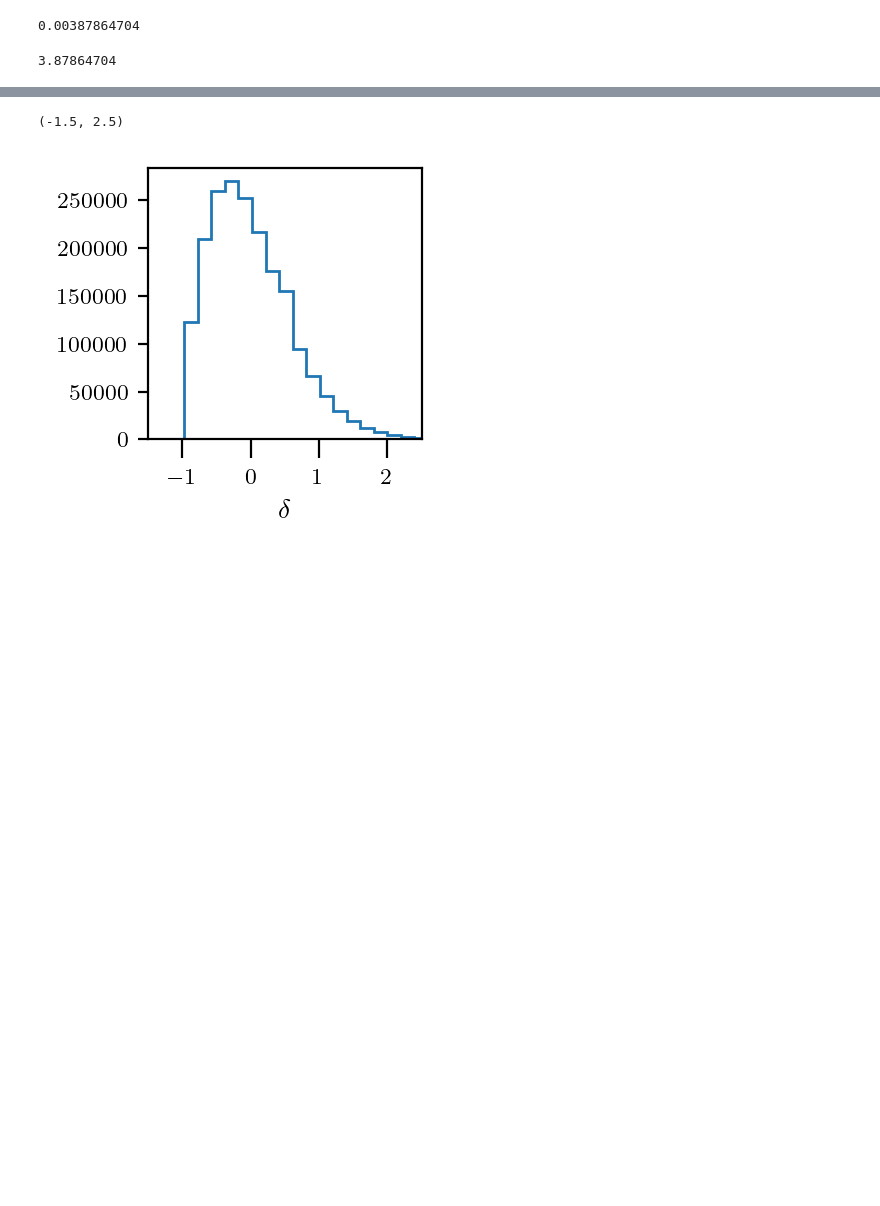
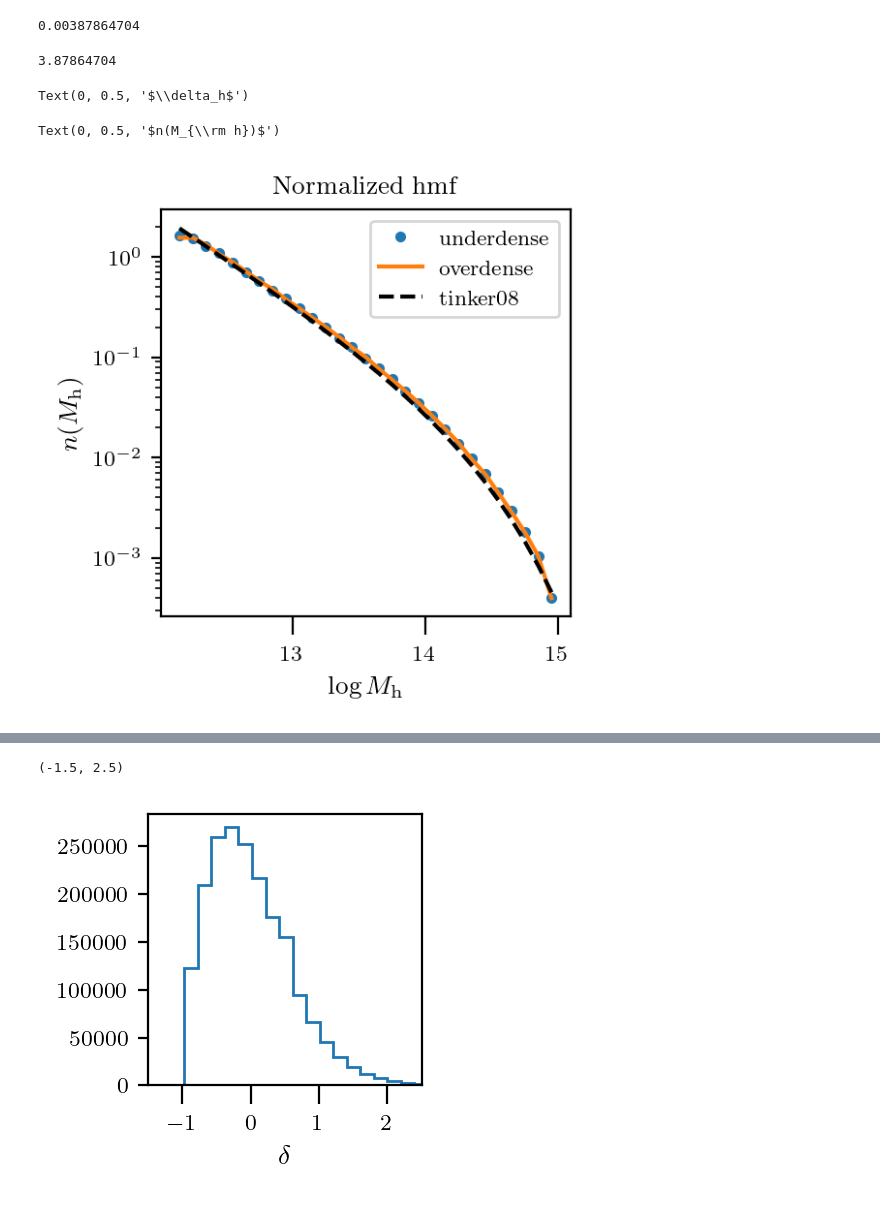
Before and after one commit to divyarana-cosmo/halo_bias, a Jupyter notebook: hmf_environment_dep.ipynb, the cells around one changed output, grey strips where cells are left out. Saved outputs shown, nothing was run; the diff lists cells and outputs as text; code cells hidden in the pictures; blank space fills up the shorter version.

```diff
--- a/hmf_environment_dep.ipynb
+++ b/hmf_environment_dep.ipynb
@@ -50,3 +67,50 @@ def get_hmf(mharr, lbox):
+# %%
+from scipy import stats
+bins = np.linspace(12,15,40)
+plt.subplot(3,3,1)
+plt.scatter(np.log10(dat['mvir']), deltaarr,s=0.1)
+bin_medians, bin_edges, binnumber = stats.binned_statistic(np.log10(dat['mvir']), deltaarr,statistic='median', bins=bins)
+bin_width = (bin_edges[1] - bin_edges[0])
+bin_centers = bin_edges[1:] - bin_width/2
+plt.plot(bin_centers, bin_medians,'k-', label='median')
+plt.legend()
+plt.xlabel(r'$\log M_{\rm h}$')
+plt.ylabel(r'$\delta_h$')
+# %% [output]
+Text(0, 0.5, '$\\delta_h$')
+# %%
+from scipy.interpolate import interp1d
+#print(bin_centers)
+mh2delta_thres = interp1d(bin_centers, bin_medians, kind='cubic')
+mcut  = (np.log10(dat['mvir'])>bin_centers[1]) & (np.log10(dat['mvir'])<bin_centers[-1])
+mharr = dat['mvir'][mcut]
+idx   = 0*mharr
+idx = (deltaarr[mcut]>mh2delta_thres(np.log10(mharr)))
+
+plt.subplot(2,2,1)
+
+xx, hmf = get_hmf(mharr[idx],lbox=2500)
+hmf=hmf/(sum(hmf)*(xx[1]-xx[0]))
+plt.plot(xx, hmf, '.',label='underdense')
+
+xx, hmf = get_hmf(mharr[~idx],lbox=2500)
+hmf=hmf/(sum(hmf)*(xx[1]-xx[0]))
+plt.plot(xx, hmf, '-', label='overdense')
+
+mfunc = mass_function.massFunction(10**xx, 0.0, mdef = 'vir', model = 'tinker08', q_out = 'dndlnM')
+hmf = mfunc/np.log10(np.e)
+hmf=hmf/(sum(hmf)*(xx[1]-xx[0]))
+
+plt.plot(xx, hmf, 'k--', label='tinker08')
+
+plt.legend()
+plt.yscale('log')
+plt.title('Normalized hmf')
+plt.xlabel(r'$\log M_{\rm h}$')
+plt.ylabel(r'$n(M_{\rm h})$')
+# %% [output]
+Text(0, 0.5, '$n(M_{\\rm h})$')
+[figure, added]
 # %%
 xx, hmf = get_hmf(dat['mvir'], lbox)
 plt.subplot(3,3,1)
```
Also changed, not shown: parts of 6 cells of this notebook.
